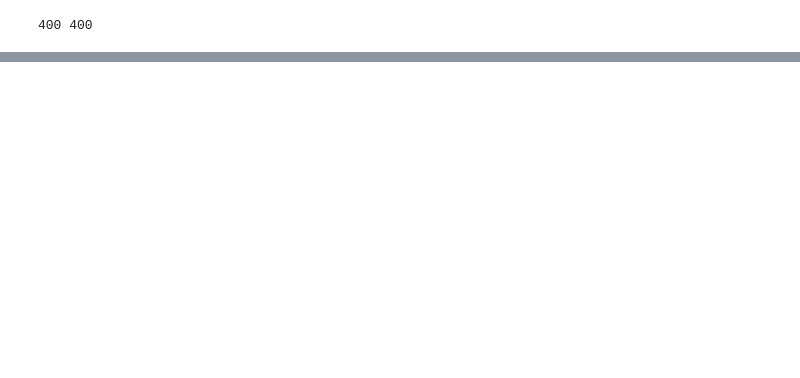
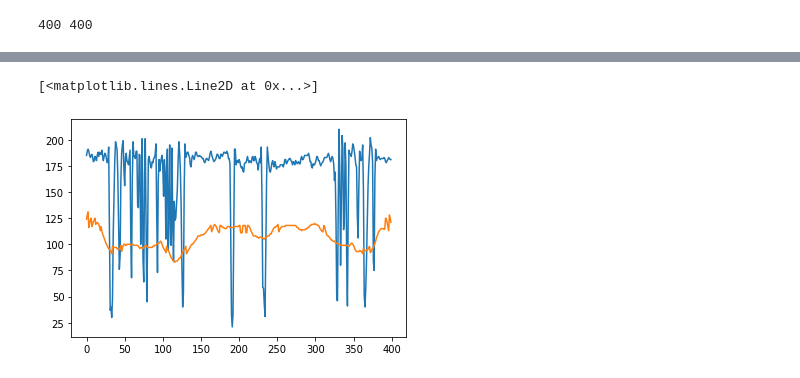
Before and after one commit to CaQtiml/img_processing_practice, a Jupyter notebook: DIP_burge/ch11/ni_black_adaptive_threshold.ipynb, the cells around one changed output, grey strips where cells are left out. Saved outputs shown, nothing was run; the diff lists cells and outputs as text; code cells hidden in the pictures; blank space fills up the shorter version.

```diff
--- a/DIP_burge/ch11/ni_black_adaptive_threshold.ipynb
+++ b/DIP_burge/ch11/ni_black_adaptive_threshold.ipynb
@@ -115,2 +111,8 @@ plt.show()
+# %%
+plt.plot(img[200,:])
+plt.plot(thresh_mat[200,:])
+# %% [output]
+[<matplotlib.lines.Line2D at 0x...>]
+[figure, added]
 # %%
 #using library
```
Also changed, not shown: parts of 8 cells of this notebook, 1 other file.
